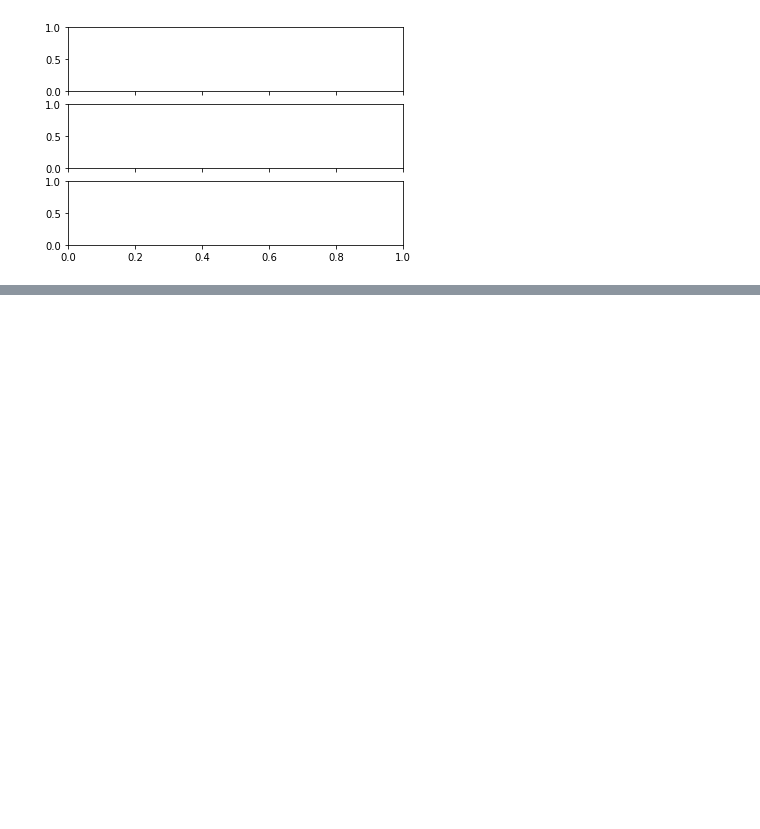
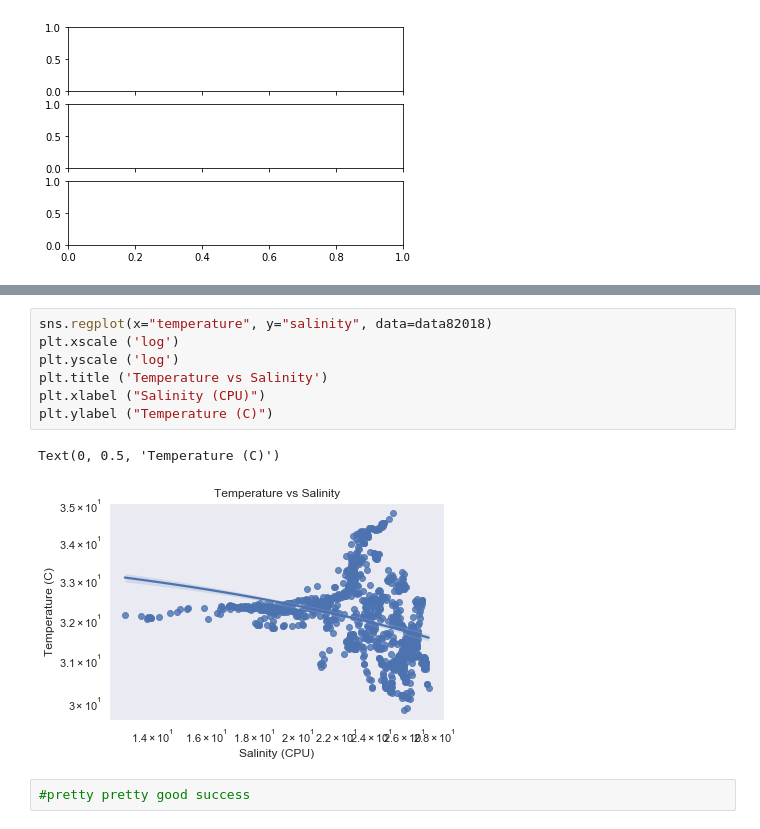
Before and after one commit to khyde/JPSS_Phytoplankton, a Jupyter notebook: IPython/Time vs Scatter plots.ipynb, the cells around one changed output, grey strips where cells are left out. Drawn from its saved outputs; the diff is of its cells as text; blank space fills up the shorter version.

```diff
--- a/IPython/Time vs Scatter plots.ipynb
+++ b/IPython/Time vs Scatter plots.ipynb
@@ -283,0 +359,12 @@ NameError: name 'x' is not defined
+# %%
+sns.regplot(x="temperature", y="salinity", data=data82018)
+plt.xscale ('log')
+plt.yscale ('log')
+plt.title ('Temperature vs Salinity')
+plt.xlabel ("Salinity (CPU)")
+plt.ylabel ("Temperature (C)")
+# %% [output]
+Text(0, 0.5, 'Temperature (C)')
+[figure, added]
+# %%
+#pretty pretty good success
```
Also changed, not shown: parts of 23 cells of this notebook, 2 other files.
